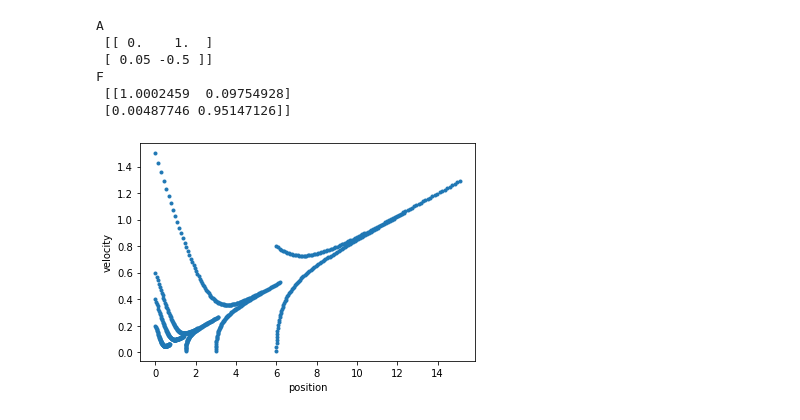
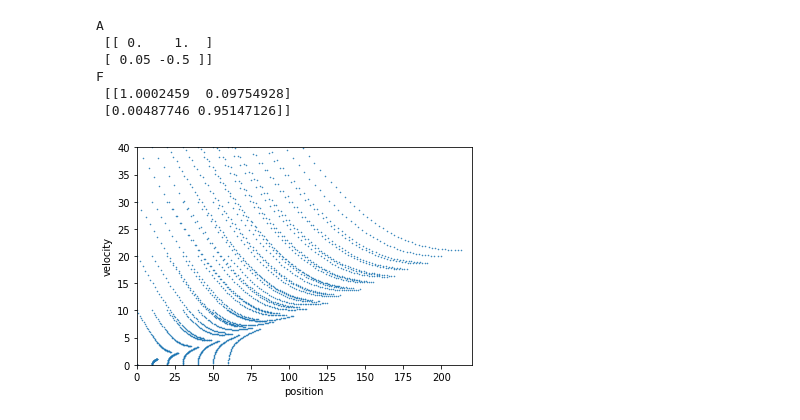
Before and after one commit to ctarrington/data-science-hw, a Jupyter notebook: kalman-filters/rlabbe/rlabbe_07_math_scraps.ipynb, the cells around one changed output. Cells and saved outputs as stored; diff of their text form; code cells hidden in the pictures.

Commit message:
better phase portraits

```diff
--- a/kalman-filters/rlabbe/rlabbe_07_math_scraps.ipynb
+++ b/kalman-filters/rlabbe/rlabbe_07_math_scraps.ipynb
@@ -19,16 +19,39 @@ from matplotlib.pyplot import plot
 from matplotlib import pyplot as plt
 
 from scipy.linalg import expm
+# %%
+def phase_portrait(A, dt, start, stop, step, count, xlim, ylim):
+
+  F = expm(A*dt)
+  print('A\n', A)
+  print('F\n', F)
+  xs = []
+
+  for p in np.arange(start, stop, step):
+    for v in np.arange(start, stop, step):
+      x = np.array([[p, v]]).T
+      xs.append(x)
+      for _ in range(count):
+        x = F.dot(x)
+        xs.append(x)
+
+  states = np.array(xs)
+
+  plot(states[:,0], states[:,1], '.', markersize=1)
+  plt.xlabel('position')
+  plt.ylabel('velocity')
+  plt.xlim(xlim)
+  plt.ylim(ylim)
+  plt.show()
 # %%
 dt = 0.1
 A = np.array([[0,1], [0.05, -0.5]])
-F = expm(A*dt)
-print('A\n', A)
-print('F\n', F)
+phase_portrait(A, dt, start=0., stop=70., step=10., count=50, xlim=(0,220), ylim=(0, 40))
 # %% [output]
 A
  [[ 0.    1.  ]
  [ 0.05 -0.5 ]]
 F
  [[1.0002459  0.09754928]
  [0.00487746 0.95147126]]
+[figure, added]
@@ -47,9 +57,0 @@ for x in initials:
-# %%
-states = np.array(xs)
-
-plot(states[:,0], states[:,1], '.')
-plt.xlabel('position')
-plt.ylabel('velocity')
-plt.show()
-# %% [output]
-[figure, removed]
```
Also changed, not shown: parts of 3 cells of this notebook.
